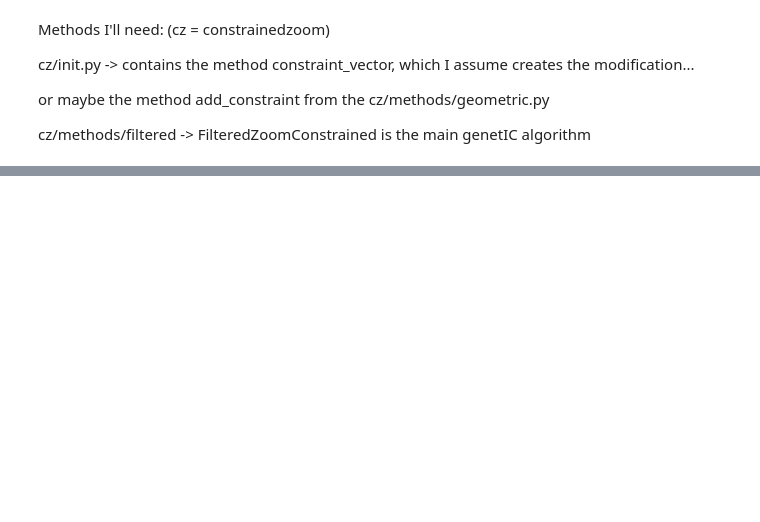
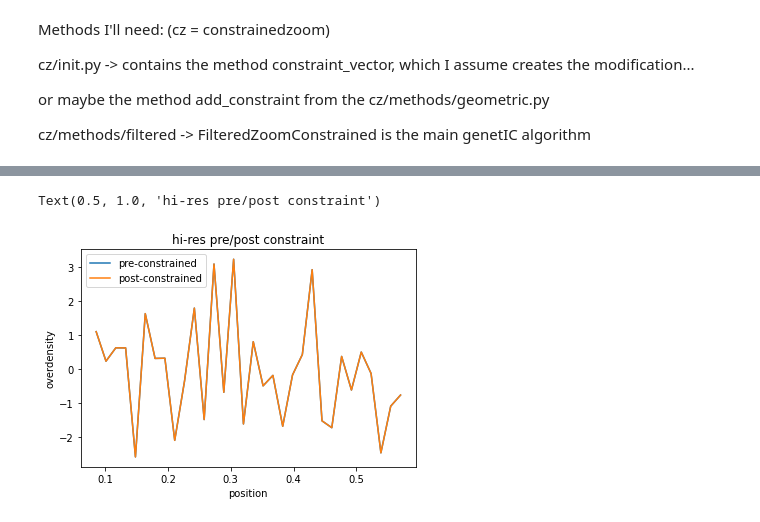
Before and after one commit to calvinosinga/astr615_project, a Jupyter notebook: tools/toy_implementation/modify.ipynb, the cells around one changed output, grey strips where cells are left out. Cells and saved outputs as stored; diff of their text form; code cells hidden in the pictures; blank space fills up the shorter version.

```diff
--- a/tools/toy_implementation/modify.ipynb
+++ b/tools/toy_implementation/modify.ipynb
@@ -81,3 +108,13 @@ print(ks)
+# %%
+plt.plot(pos[1], posnoiseW, label='pre-constrained')
+plt.plot(pos[1], posconW, label='post-constrained')
+plt.legend()
+plt.xlabel("position")
+plt.ylabel("overdensity")
+plt.title("hi-res pre/post constraint")
+# %% [output]
+Text(0.5, 1.0, 'hi-res pre/post constraint')
+[figure, added]
 # %%
 # this gets put into a matter transfer function...
 deltaP, deltaW = test._apply_transfer_function(noiseP, noiseW)
```
Also changed, not shown: parts of 15 cells of this notebook.
